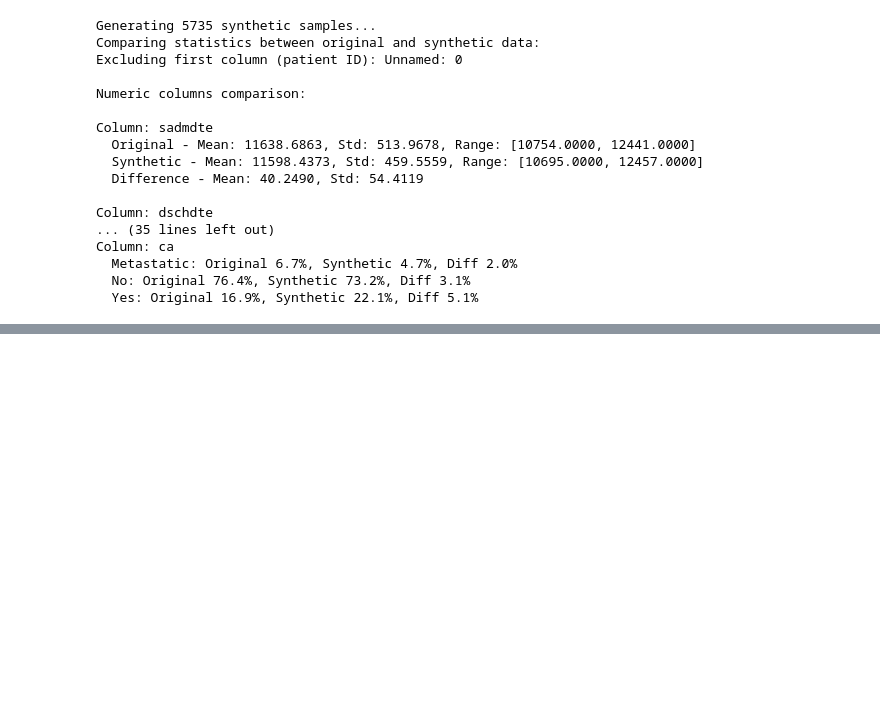
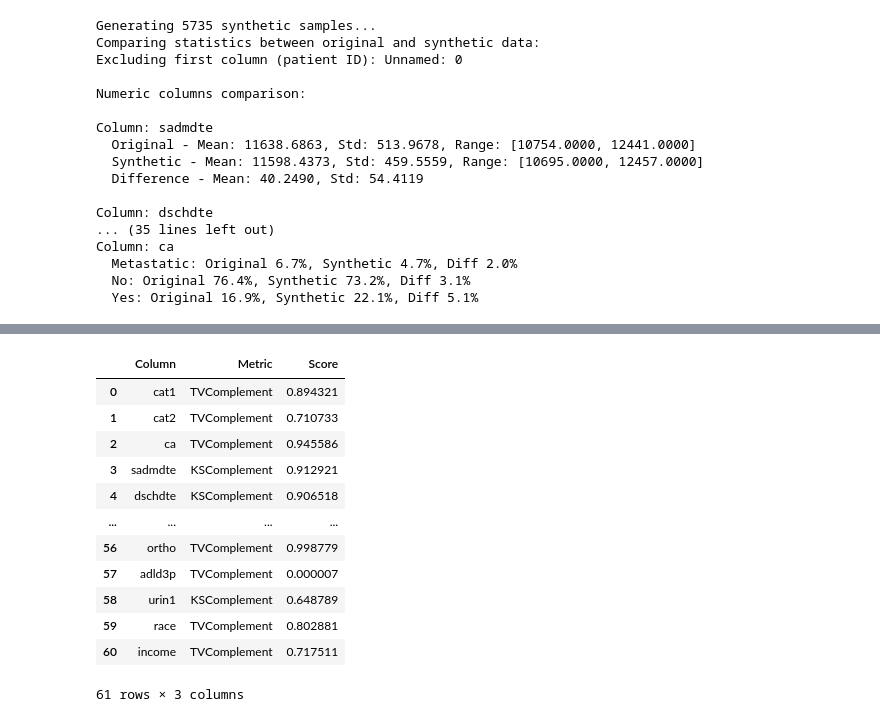
Before and after one commit to Martinfacot/tVAE_project, a Jupyter notebook: test_mini_tvae/test_v2.ipynb, the cells around one changed output, grey strips where cells are left out. Cells and saved outputs as stored; diff of their text form; code cells hidden in the pictures; blank space fills up the shorter version.

```diff
--- a/test_mini_tvae/test_v2.ipynb
+++ b/test_mini_tvae/test_v2.ipynb
@@ -375,0 +416,16 @@ Column: ca
+# %%
+quality_report.get_details('Column Shapes')
+# %% [output]
+|  | Column | Metric | Score |
+| 0 | cat1 | TVComplement | 0.894321 |
+| 1 | cat2 | TVComplement | 0.710733 |
+| 2 | ca | TVComplement | 0.945586 |
+| 3 | sadmdte | KSComplement | 0.912921 |
+| 4 | dschdte | KSComplement | 0.906518 |
+| ... | ... | ... | ... |
+| 56 | ortho | TVComplement | 0.998779 |
+| 57 | adld3p | TVComplement | 0.000007 |
+| 58 | urin1 | KSComplement | 0.648789 |
+| 59 | race | TVComplement | 0.802881 |
+| 60 | income | TVComplement | 0.717511 |
+61 rows × 3 columns
```
Also changed, not shown: parts of 9 cells of this notebook, 3 other files.
